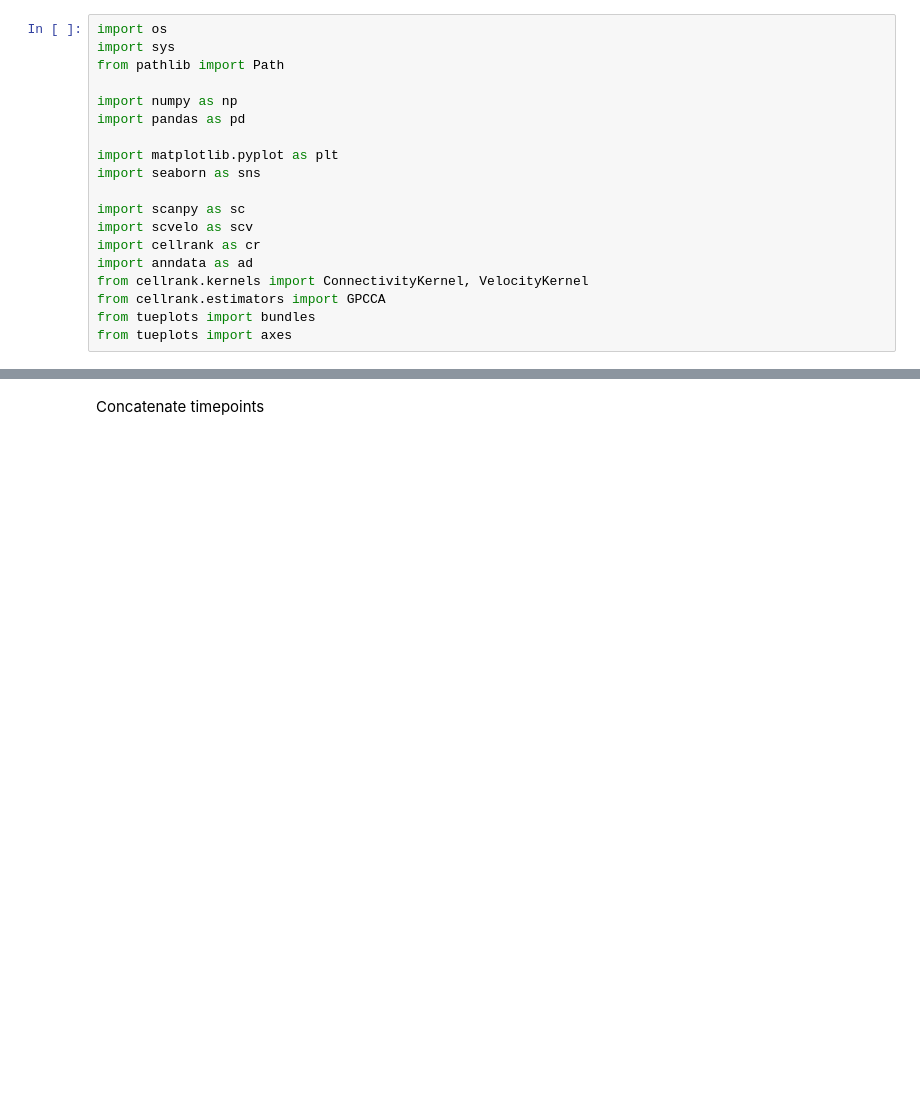
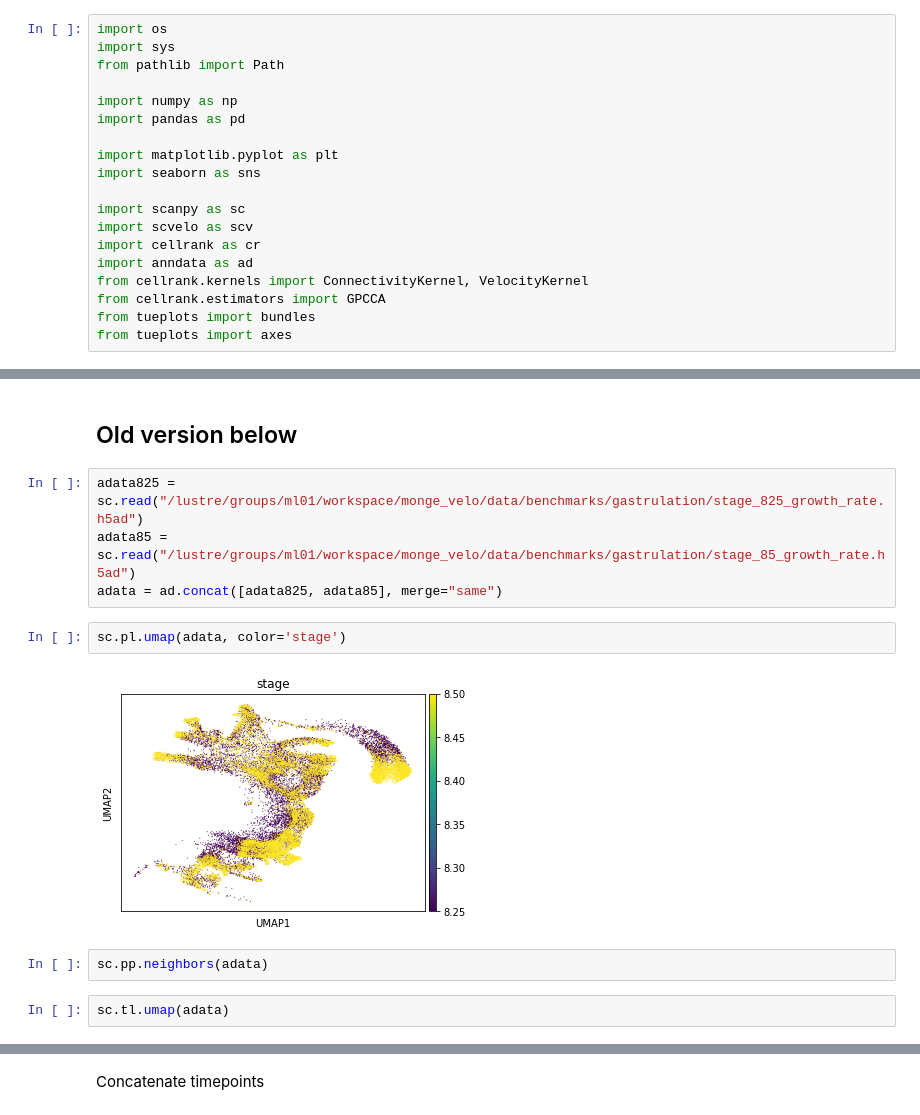
Before and after one commit to theislab/unbalanced_monge_maps_single_cell, a Jupyter notebook: notebooks/gastrulation8285_scvelo.ipynb, the cells around one changed output, grey strips where cells are left out. Cells and saved outputs as stored; diff of their text form; blank space fills up the shorter version.

```diff
--- a/notebooks/gastrulation8285_scvelo.ipynb
+++ b/notebooks/gastrulation8285_scvelo.ipynb
@@ -37,0 +172,14 @@ del adata
+# %% [markdown]
+## Old version below
+# %%
+adata825 = sc.read("/lustre/groups/ml01/workspace/monge_velo/data/benchmarks/gastrulation/stage_825_growth_rate.h5ad")
+adata85 = sc.read("/lustre/groups/ml01/workspace/monge_velo/data/benchmarks/gastrulation/stage_85_growth_rate.h5ad")
+adata = ad.concat([adata825, adata85], merge="same")
+# %%
+sc.pl.umap(adata, color='stage')
+# %% [output]
+[figure, added]
+# %%
+sc.pp.neighbors(adata)
+# %%
+sc.tl.umap(adata)
```
Also changed, not shown: parts of 34 cells of this notebook, 6 other files.
